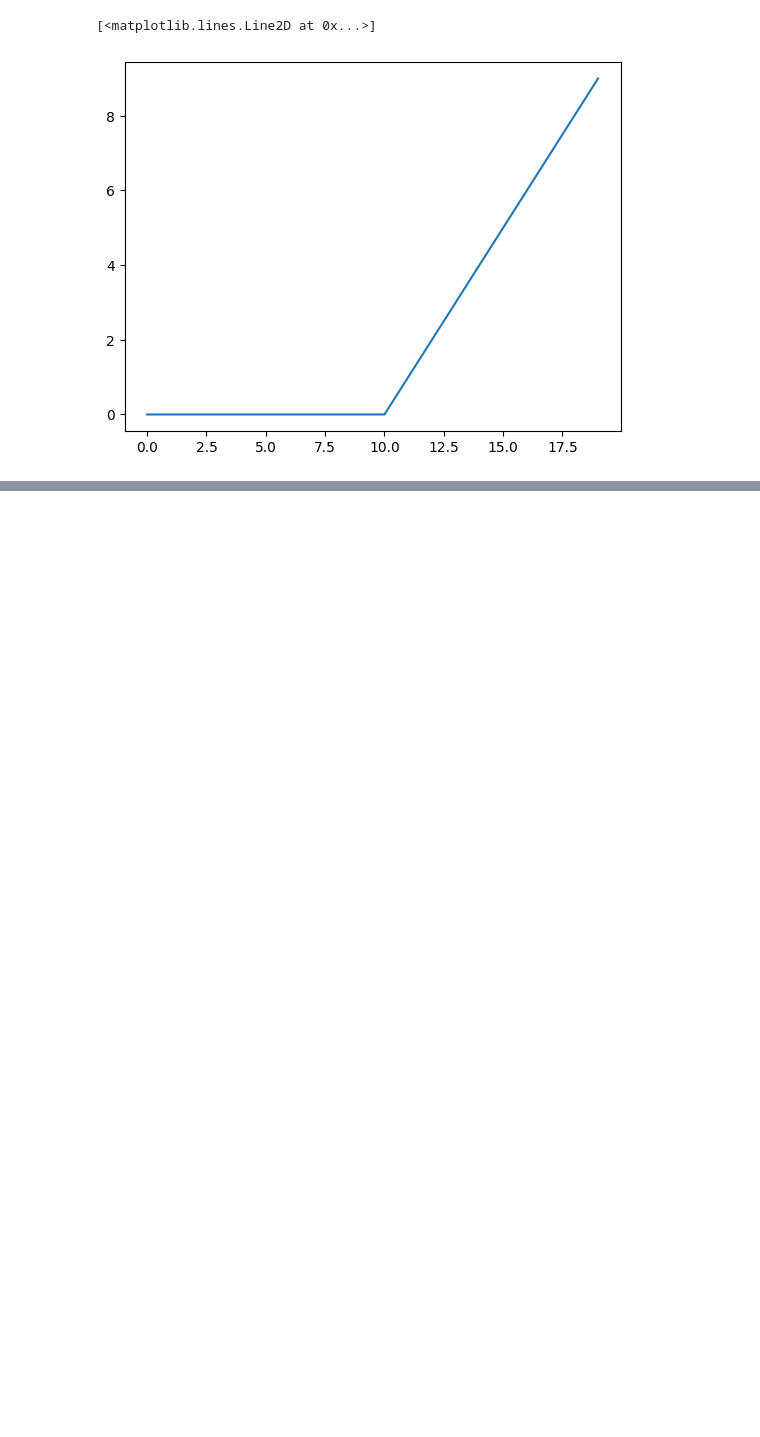
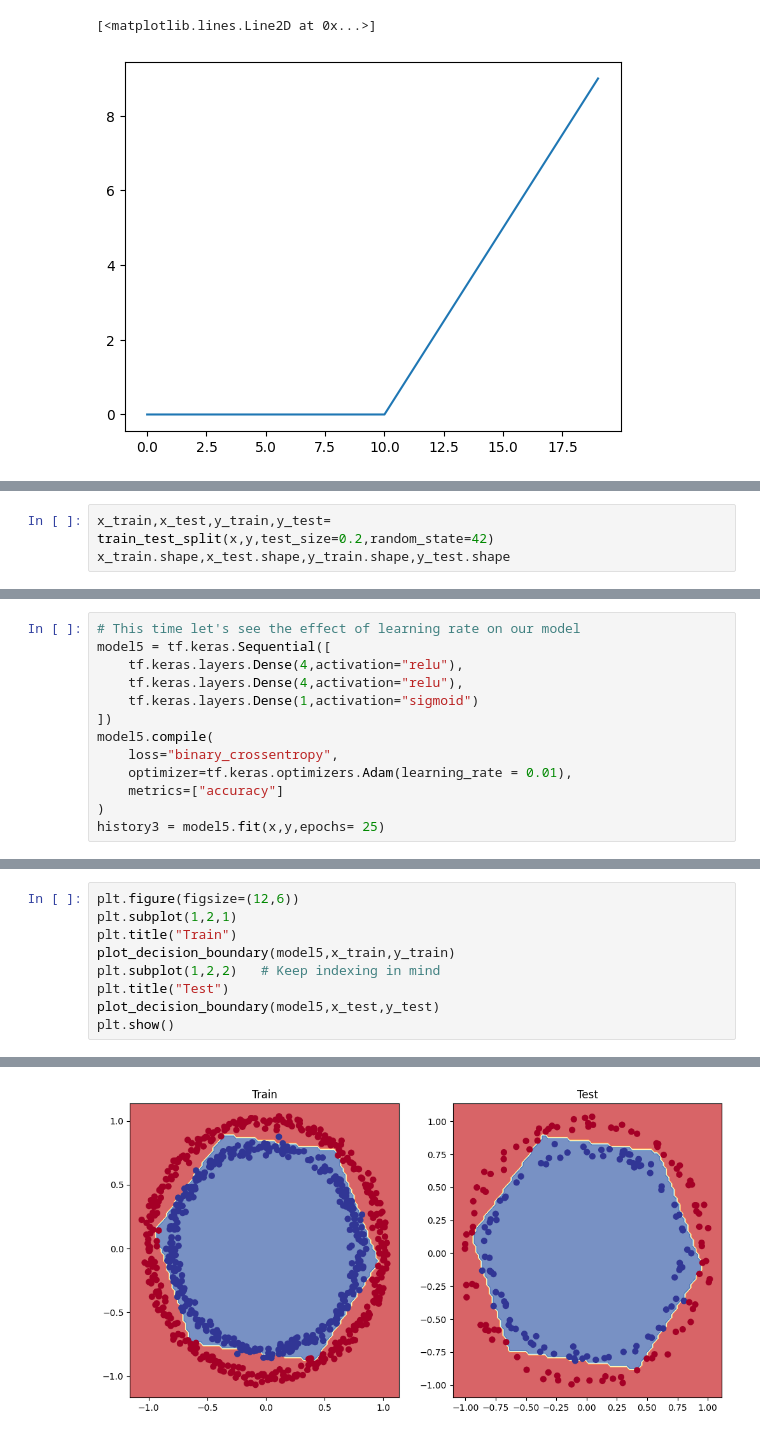
Before and after one commit to Aryan-Gupta2002/Deep-Learning---Tensorflow, a Jupyter notebook: neuralNetworkForClassification_.ipynb, the cells around one changed output, grey strips where cells are left out. Cells and saved outputs as stored; diff of their text form; blank space fills up the shorter version.

Commit message:
Learning Rate

```diff
--- a/neuralNetworkForClassification_.ipynb
+++ b/neuralNetworkForClassification_.ipynb
@@ -429,0 +446,3 @@ plt.plot(relu(A))
+# %%
+x_train,x_test,y_train,y_test= train_test_split(x,y,test_size=0.2,random_state=42)
+x_train.shape,x_test.shape,y_train.shape,y_test.shape
@@ -429,0 +451,13 @@ plt.plot(relu(A))
+# %%
+# This time let's see the effect of learning rate on our model
+model5 = tf.keras.Sequential([
+    tf.keras.layers.Dense(4,activation="relu"),
+    tf.keras.layers.Dense(4,activation="relu"),
+    tf.keras.layers.Dense(1,activation="sigmoid")
+])
+model5.compile(
+    loss="binary_crossentropy",
+    optimizer=tf.keras.optimizers.Adam(learning_rate = 0.01),
+    metrics=["accuracy"]
+)
+history3 = model5.fit(x,y,epochs= 25)
@@ -429,0 +487,10 @@ plt.plot(relu(A))
+# %%
+plt.figure(figsize=(12,6))
+plt.subplot(1,2,1)
+plt.title("Train")
+plot_decision_boundary(model5,x_train,y_train)
+plt.subplot(1,2,2)   # Keep indexing in mind
+plt.title("Test")
+plot_decision_boundary(model5,x_test,y_test)
+plt.show()
+# %% [output]
@@ -429,0 +501 @@ plt.plot(relu(A))
+[figure, added]
```
Also changed, not shown: parts of 21 cells of this notebook.
